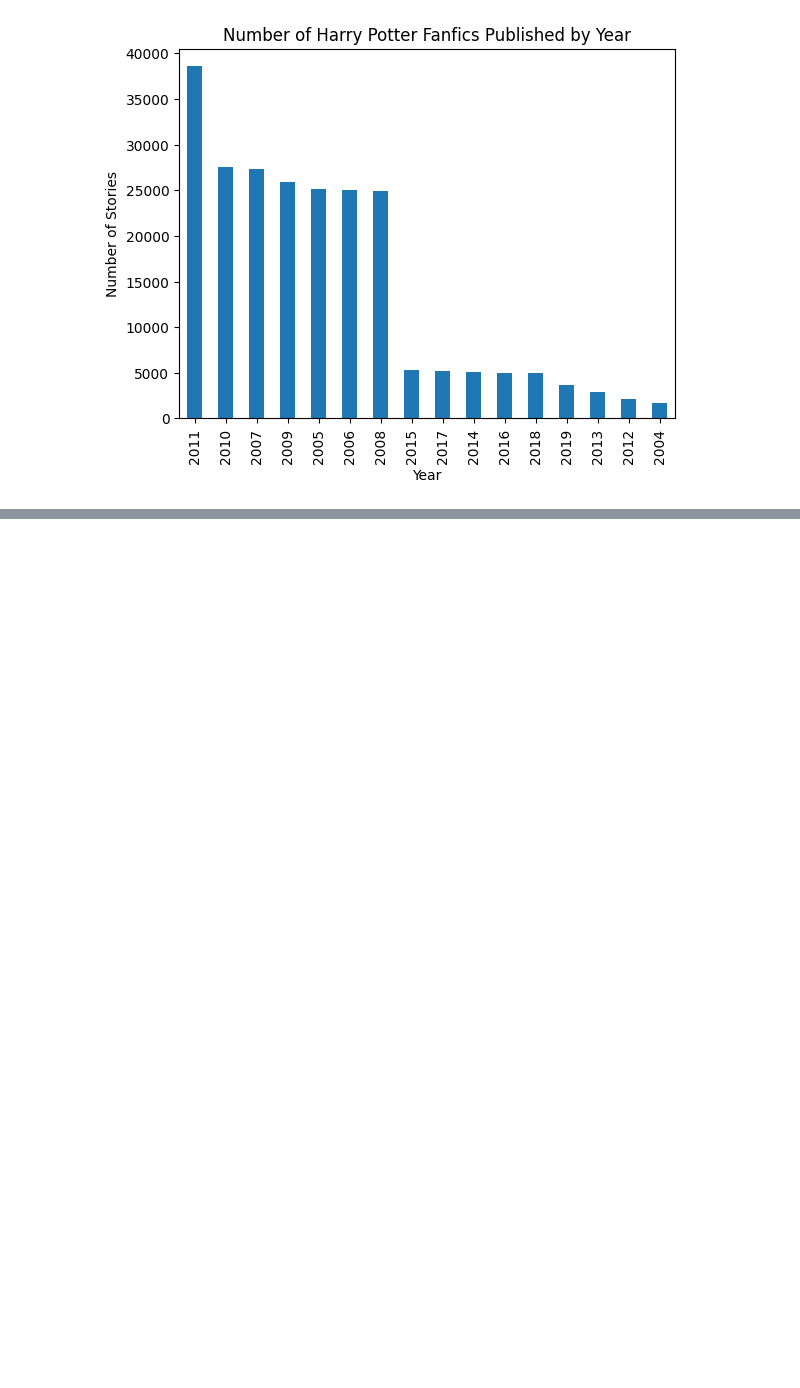
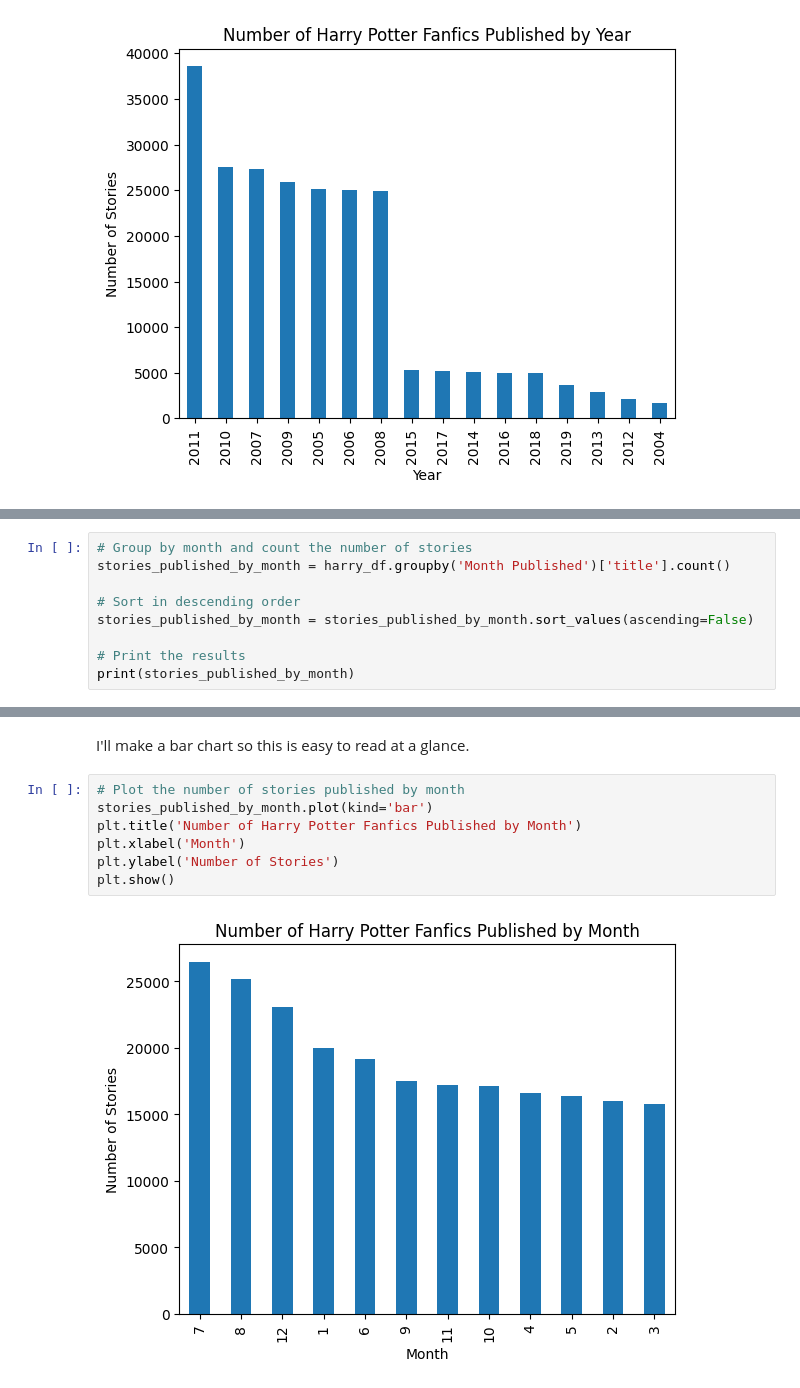
Before and after one commit to natinthegarden/harry-potter, a Jupyter notebook: analyze_harry.ipynb, the cells around one changed output, grey strips where cells are left out. Drawn from its saved outputs; the diff is of its cells as text; blank space fills up the shorter version.

```diff
--- a/analyze_harry.ipynb
+++ b/analyze_harry.ipynb
@@ -102,0 +116,9 @@ plt.show()
+# %%
+# Group by month and count the number of stories
+stories_published_by_month = harry_df.groupby('Month Published')['title'].count()
+
+# Sort in descending order
+stories_published_by_month = stories_published_by_month.sort_values(ascending=False)
+
+# Print the results
+print(stories_published_by_month)
@@ -102,0 +140,11 @@ plt.show()
+# %% [markdown]
+I'll make a bar chart so this is easy to read at a glance.
+# %%
+# Plot the number of stories published by month
+stories_published_by_month.plot(kind='bar')
+plt.title('Number of Harry Potter Fanfics Published by Month')
+plt.xlabel('Month')
+plt.ylabel('Number of Stories')
+plt.show()
+# %% [output]
+[figure, added]
```
Also changed, not shown: parts of 7 cells of this notebook, 2 other files.
